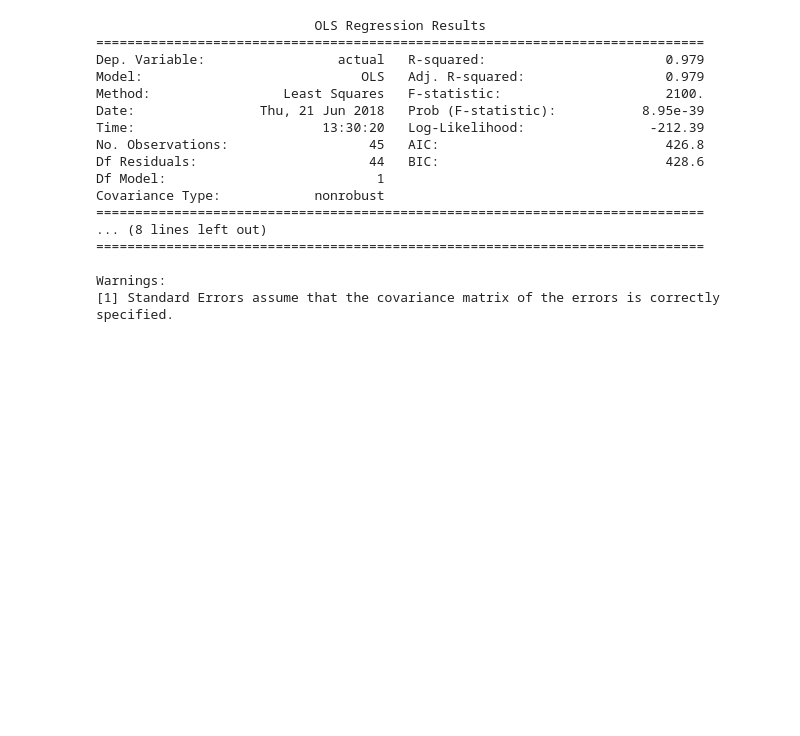
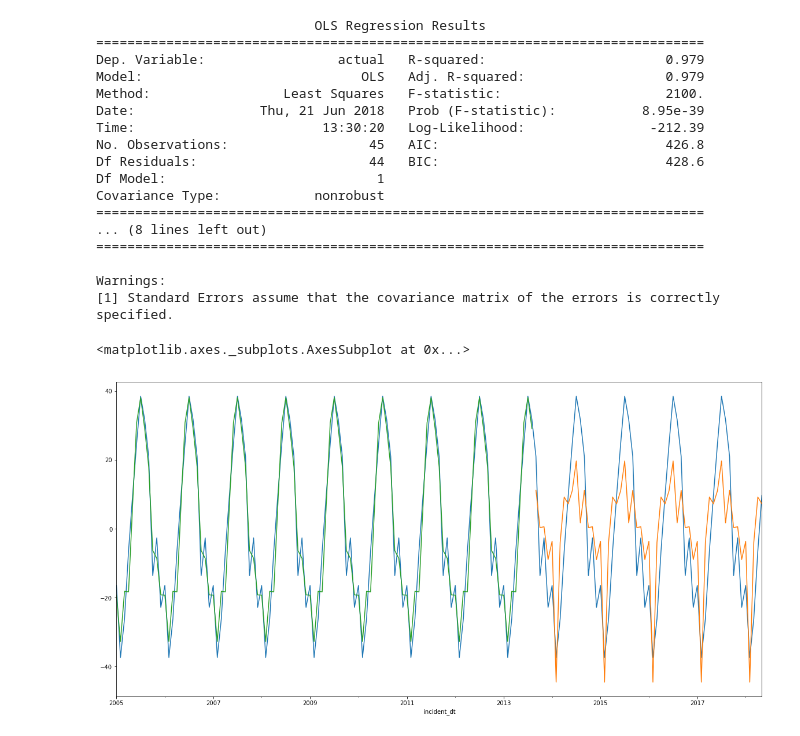
Before and after one commit to lotusflyer/ash_pub_safety, a Jupyter notebook: seasonal_effects.ipynb, the cells around one changed output. Drawn from its saved outputs; the diff is of its cells as text; code cells hidden in the pictures; blank space fills up the shorter version.

Commit message:
added post bc analysis

```diff
--- a/seasonal_effects.ipynb
+++ b/seasonal_effects.ipynb
@@ -164,3 +164,4 @@ fig = plot_acf(res['trend'])
 [figure]
 # %%
 post_bc = X2[datetime.datetime(2013, 9, 1):]
+pre_bc = X2[:datetime.datetime(2013, 9, 1):]
@@ -241,3 +244,12 @@ Covariance Type:            nonrobust
 
 Warnings:
 [1] Standard Errors assume that the covariance matrix of the errors is correctly specified.
+# %%
+s_pre_bc = seasonal_decompose(pre_bc)
+# %%
+s_model.seasonal.plot()
+s_post_bc.seasonal.plot()
+s_pre_bc.seasonal.plot()
+# %% [output]
+<matplotlib.axes._subplots.AxesSubplot at 0x...>
+[figure, added]
```
Also changed, not shown: parts of 5 cells of this notebook.
